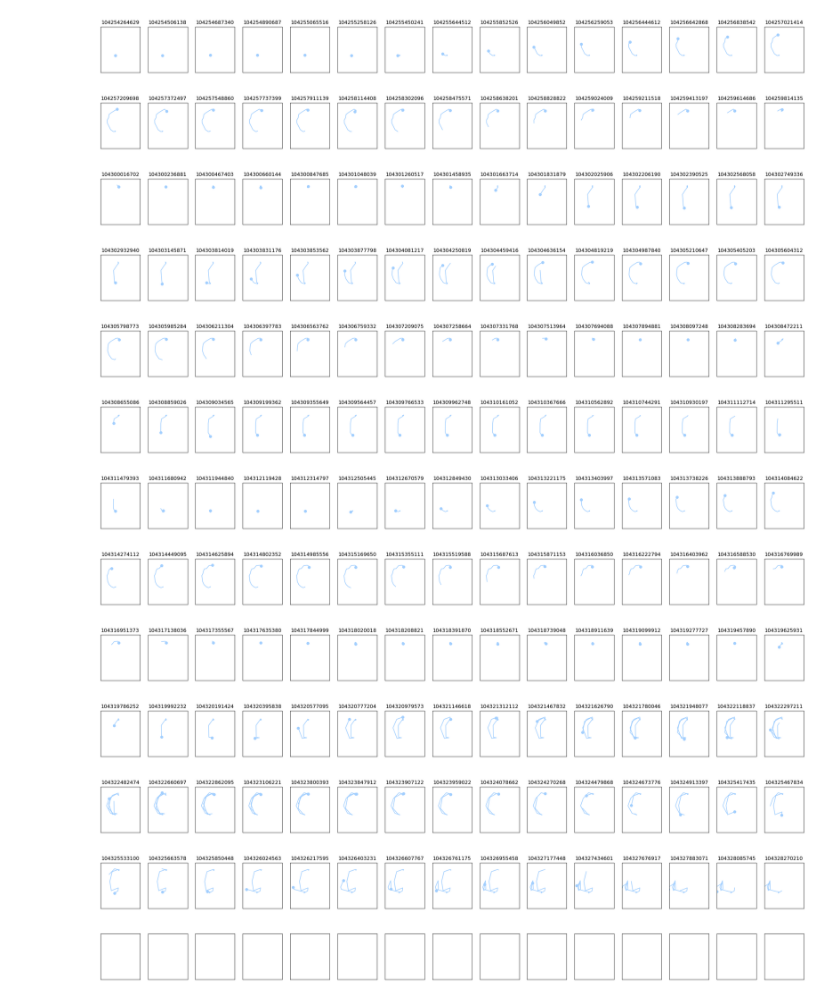
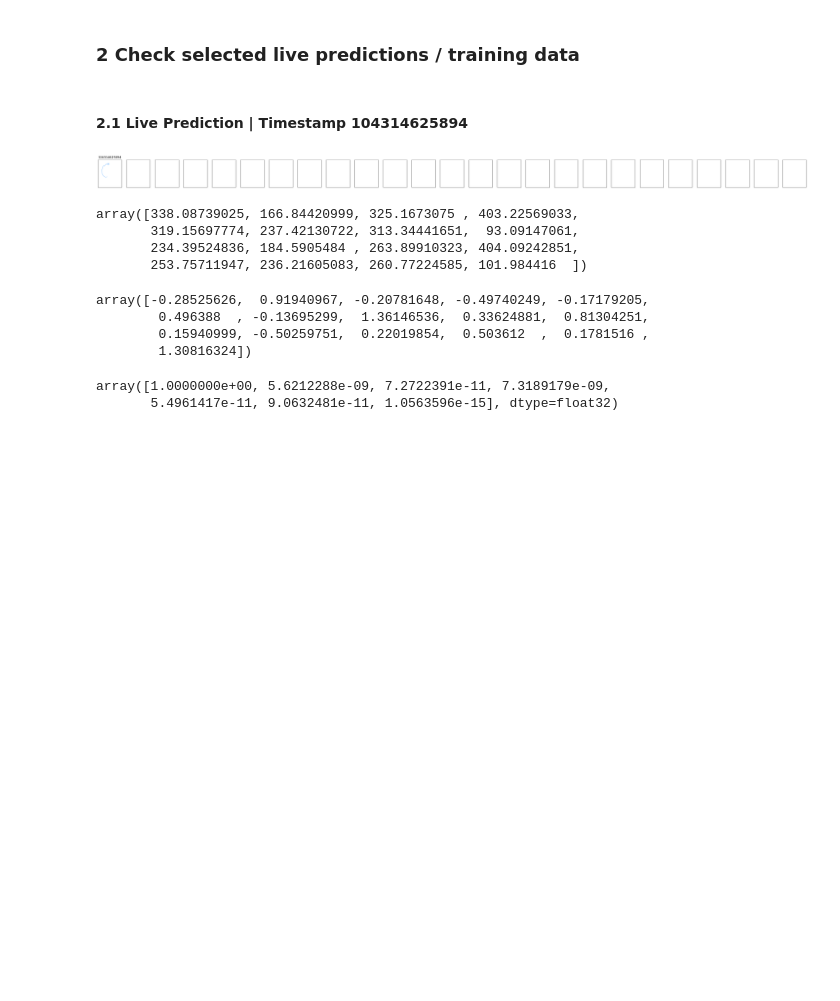
Before and after one commit to chriswegmann/drone_steering, a Jupyter notebook: models/playground/christian_visualize_prediction_log.ipynb, the cells around one changed output. Saved outputs shown, nothing was run; the diff lists cells and outputs as text; code cells hidden in the pictures; blank space fills up the shorter version.

Commit message:
debugging of live prediction

```diff
--- a/models/playground/christian_visualize_prediction_log.ipynb
+++ b/models/playground/christian_visualize_prediction_log.ipynb
@@ -18,7 +27,10 @@ from app_local.module import GestureTransformer
 # %%
-def plot_chart_predict(plots_per_row=30, body_part='leftWrist'):
+def plot_chart_predict(plots_per_row=30, body_part='leftWrist', date='20181127', file='all'):
 
-    file_names = listdir('app_local/model_inputs/')
+    if file == 'all':
+        file_names = listdir('app_local/model_inputs/')
+    else:
+        file_names = ['model_input_' + date + '_'+ file + '.csv']
     n = len(file_names)
 
     global movements
@@ -61,7 +73,7 @@ def plot_chart_predict(plots_per_row=30, body_part='leftWrist'):
                 # current frame
                 plt.plot(Dx[u1-1],Dy[u1-1],color = "xkcd:baby blue",marker = "o")
 
-                plt.title(file_names[index].replace('model_input_20181127_','').replace('.csv',''))
+                plt.title(file_names[index].replace('model_input_' + date + '_','').replace('.csv',''))
 
         plt.show()
         plt.close()
@@ -68,16 +95,8 @@ def plot_chart_predict(plots_per_row=30, body_part='leftWrist'):
+# %% [markdown]
+### 2 Check selected live predictions / training data
+# %% [markdown]
+#### 2.1 Live Prediction | Timestamp 104314625894
 # %%
-plot_chart_predict(plots_per_row=15, body_part='leftWrist')
+plot_chart_predict(plots_per_row=25, body_part='leftWrist', date='20181127', file='104314625894')
 # %% [output]
-[figure, old version]
+[figure, new version]
-[figure, removed]
-[figure, removed]
-[figure, removed]
-[figure, removed]
-[figure, removed]
-[figure, removed]
-[figure, removed]
-[figure, removed]
-[figure, removed]
-[figure, removed]
-[figure, removed]
-[figure, removed]
@@ -83,0 +106,22 @@ plot_chart_predict(plots_per_row=15, body_part='leftWrist')
+# %%
+processing_pipeline = make_pipeline(GestureTransformer(byrow=True,feature_names=cols))
+pose_np = pose_df.values.reshape(1, 17, len(cols))
+pose_np[0][0]
+# %% [output]
+array([338.08739025, 166.84420999, 325.1673075 , 403.22569033,
+       319.15697774, 237.42130722, 313.34441651,  93.09147061,
+       234.39524836, 184.5905484 , 263.89910323, 404.09242851,
+       253.75711947, 236.21605083, 260.77224585, 101.984416  ])
+# %%
+pose_np = processing_pipeline.fit_transform(pose_np)
+pose_np[0][0]
+# %% [output]
+array([-0.28525626,  0.91940967, -0.20781648, -0.49740249, -0.17179205,
+        0.496388  , -0.13695299,  1.36146536,  0.33624881,  0.81304251,
+        0.15940999, -0.50259751,  0.22019854,  0.503612  ,  0.1781516 ,
+        1.30816324])
+# %%
+model.predict(pose_np)[0]
+# %% [output]
+array([1.0000000e+00, 5.6212288e-09, 7.2722391e-11, 7.3189179e-09,
+       5.4961417e-11, 9.0632481e-11, 1.0563596e-15], dtype=float32)
```
Also changed, not shown: parts of 26 cells of this notebook, 4 other files.
